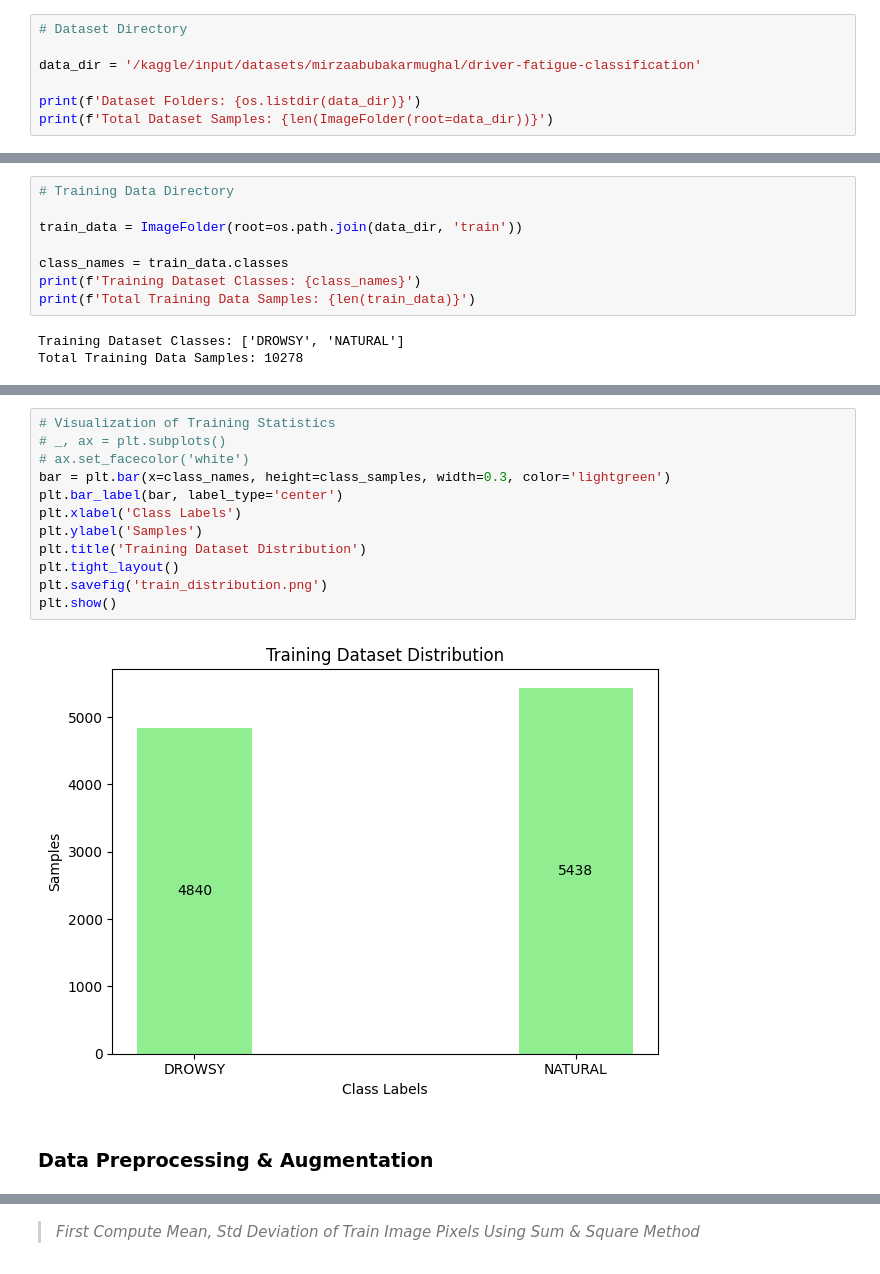
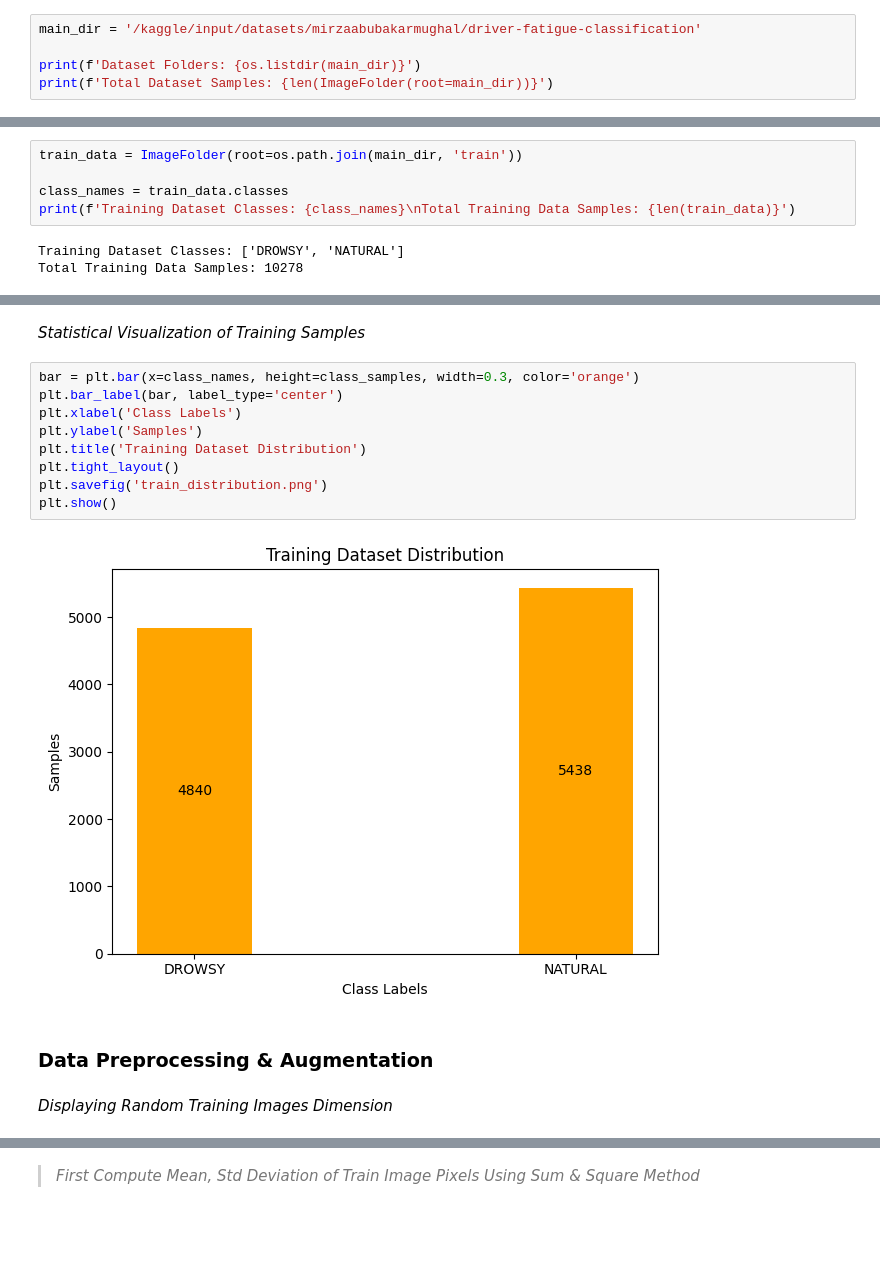
Before and after one commit to mirzaabubakar-mughal/Deep-Learning-Term-Project, a Jupyter notebook: notebook.ipynb, the cells around one changed output, grey strips where cells are left out. Saved outputs shown, nothing was run; the diff lists cells and outputs as text; blank space fills up the shorter version.

```diff
--- a/notebook.ipynb
+++ b/notebook.ipynb
@@ -23,25 +21,20 @@ cpu
 # %% [markdown]
 ### Data Collection
 # %%
-# Dataset Directory
+main_dir = '/kaggle/input/datasets/mirzaabubakarmughal/driver-fatigue-classification'
 
-data_dir = '/kaggle/input/datasets/mirzaabubakarmughal/driver-fatigue-classification'
-
-print(f'Dataset Folders: {os.listdir(data_dir)}')
-print(f'Total Dataset Samples: {len(ImageFolder(root=data_dir))}')
+print(f'Dataset Folders: {os.listdir(main_dir)}')
+print(f'Total Dataset Samples: {len(ImageFolder(root=main_dir))}')
 # %% [output]
 Dataset Folders: ['test', 'train', 'valid']
 Total Dataset Samples: 12280
 # %% [markdown]
 ### Exploratory Data Analysis (EDA)
 # %%
-# Training Data Directory
-
-train_data = ImageFolder(root=os.path.join(data_dir, 'train'))
+train_data = ImageFolder(root=os.path.join(main_dir, 'train'))
 
 class_names = train_data.classes
-print(f'Training Dataset Classes: {class_names}')
-print(f'Total Training Data Samples: {len(train_data)}')
+print(f'Training Dataset Classes: {class_names}\nTotal Training Data Samples: {len(train_data)}')
 # %% [output]
 Training Dataset Classes: ['DROWSY', 'NATURAL']
 Total Training Data Samples: 10278
@@ -64,17 +53,18 @@ Class 2 NATURAL Samples: 5438
+# %% [markdown]
+*Statistical Visualization of Training Samples*
 # %%
-# Visualization of Training Statistics
-# _, ax = plt.subplots()
-# ax.set_facecolor('white')
-bar = plt.bar(x=class_names, height=class_samples, width=0.3, color='lightgreen')
+bar = plt.bar(x=class_names, height=class_samples, width=0.3, color='orange')
 plt.bar_label(bar, label_type='center')
 plt.xlabel('Class Labels')
 plt.ylabel('Samples')
 plt.title('Training Dataset Distribution')
 plt.tight_layout()
 plt.savefig('train_distribution.png')
 plt.show()
 # %% [output]
-[figure, old version]
+[figure, new version]
 # %% [markdown]
 ### Data Preprocessing & Augmentation
+# %% [markdown]
+*Displaying Random Training Images Dimension*
 # %%
```
Also changed, not shown: parts of 18 cells of this notebook.
